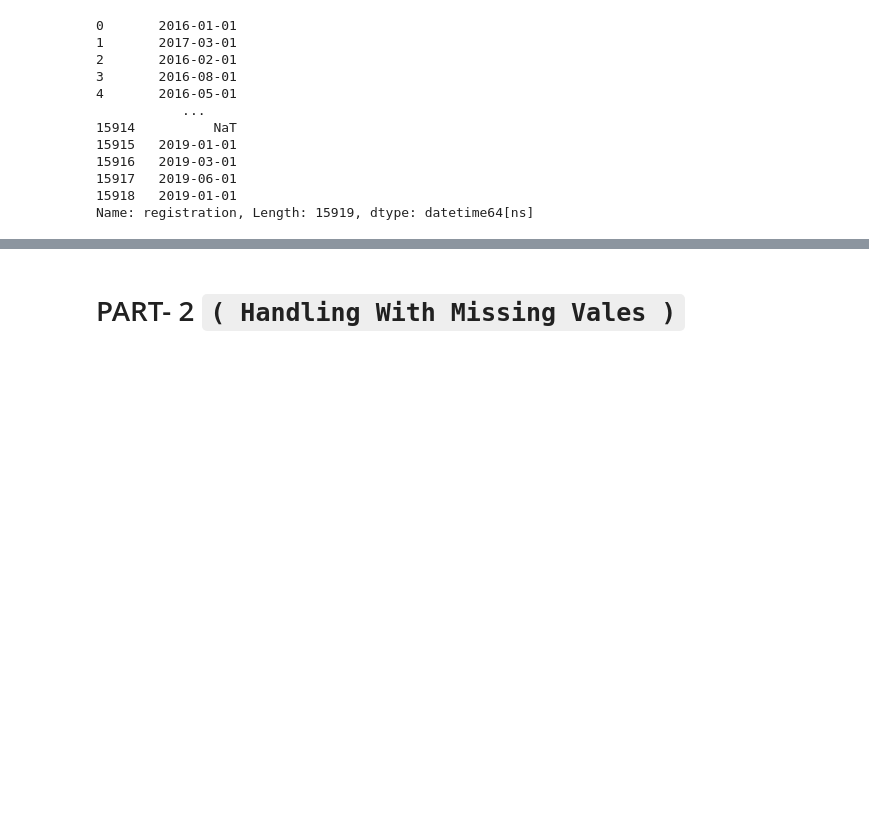
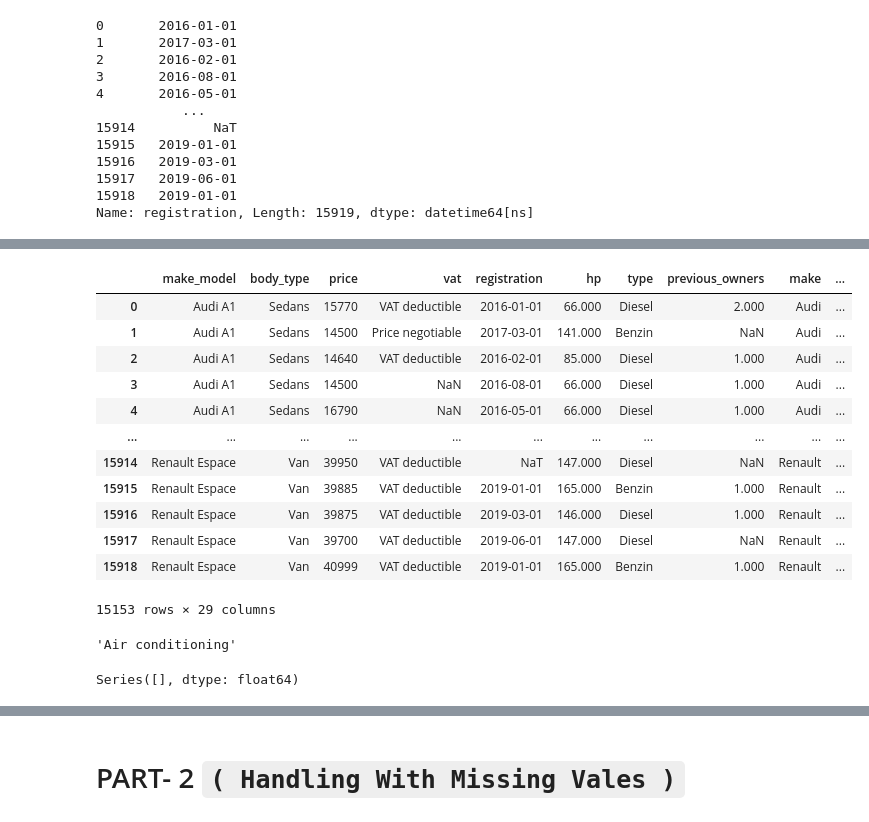
Before and after one commit to YusufSHub/DAwPython-Capstone-Project, a Jupyter notebook: DAwPy-Capstone_Project_(AutoScout)_D1124-Yusuf Missing Values.ipynb, the cells around one changed output, grey strips where cells are left out. Saved outputs shown, nothing was run; the diff lists cells and outputs as text; code cells hidden in the pictures; blank space fills up the shorter version.

```diff
--- a/DAwPy-Capstone_Project_(AutoScout)_D1124-Yusuf Missing Values.ipynb
+++ b/DAwPy-Capstone_Project_(AutoScout)_D1124-Yusuf Missing Values.ipynb
@@ -104,0 +125,29 @@ Name: registration, Length: 15919, dtype: datetime64[ns]
+# %%
+df.loc[df.isnull().any(axis=1)]
+# %% [output]
+|  | make_model | body_type | price | vat | registration | hp | type | previous_owners | make | ... |
+| 0 | Audi A1 | Sedans | 15770 | VAT deductible | 2016-01-01 | 66.000 | Diesel | 2.000 | Audi | ... |
+| 1 | Audi A1 | Sedans | 14500 | Price negotiable | 2017-03-01 | 141.000 | Benzin | NaN | Audi | ... |
+| 2 | Audi A1 | Sedans | 14640 | VAT deductible | 2016-02-01 | 85.000 | Diesel | 1.000 | Audi | ... |
+| 3 | Audi A1 | Sedans | 14500 | NaN | 2016-08-01 | 66.000 | Diesel | 1.000 | Audi | ... |
+| 4 | Audi A1 | Sedans | 16790 | NaN | 2016-05-01 | 66.000 | Diesel | 1.000 | Audi | ... |
+| ... | ... | ... | ... | ... | ... | ... | ... | ... | ... | ... |
+| 15914 | Renault Espace | Van | 39950 | VAT deductible | NaT | 147.000 | Diesel | NaN | Renault | ... |
+| 15915 | Renault Espace | Van | 39885 | VAT deductible | 2019-01-01 | 165.000 | Benzin | 1.000 | Renault | ... |
+| 15916 | Renault Espace | Van | 39875 | VAT deductible | 2019-03-01 | 146.000 | Diesel | 1.000 | Renault | ... |
+| 15917 | Renault Espace | Van | 39700 | VAT deductible | 2019-06-01 | 147.000 | Diesel | NaN | Renault | ... |
+| 15918 | Renault Espace | Van | 40999 | VAT deductible | 2019-01-01 | 165.000 | Benzin | 1.000 | Renault | ... |
+15153 rows × 29 columns
+# %%
+x = df.air_cond.mode()[0]
+x
+# %% [output]
+'Air conditioning'
+# %%
+# # function to return limit percent of missing values
+def show_nans(df, limit):
+    missing = df.isnull().sum()*100/df.shape[0]
+    return missing.loc[lambda x : x >= limit]
+show_nans(df,90)
+# %% [output]
+Series([], dtype: float64)
```
Also changed, not shown: parts of 9 cells of this notebook.
